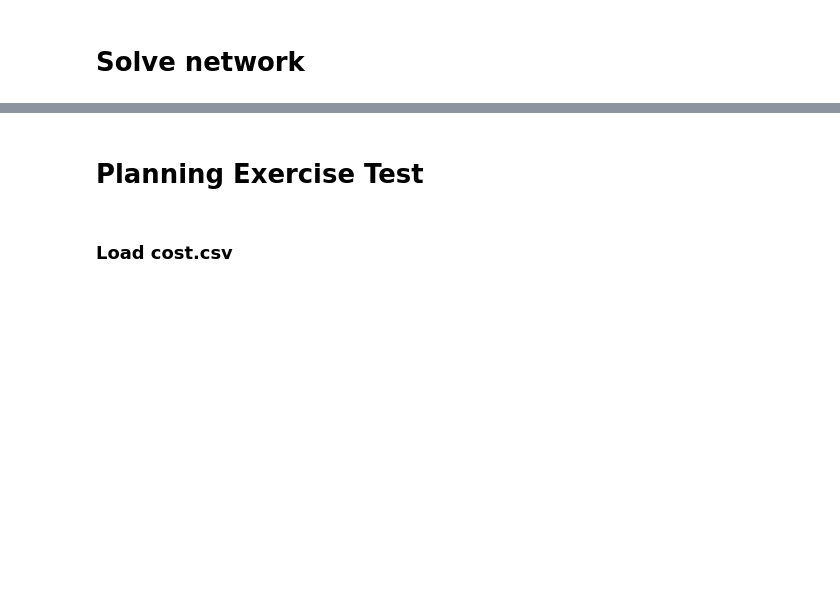
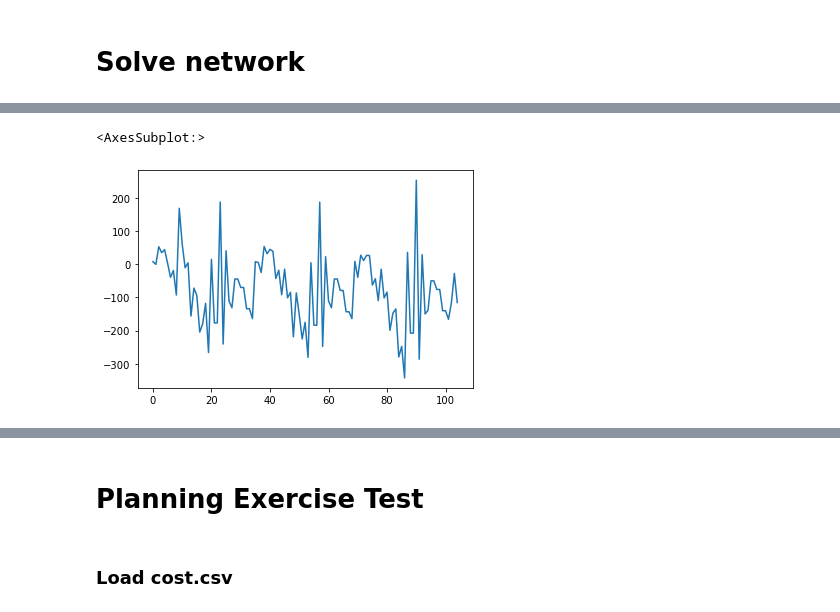
Before and after one commit to G-PST/power-flow-exercise, a Jupyter notebook: example-pypsa/pypsa-test.ipynb, the cells around one changed output, grey strips where cells are left out. Saved outputs shown, nothing was run; the diff lists cells and outputs as text; code cells hidden in the pictures; blank space fills up the shorter version.

```diff
--- a/example-pypsa/pypsa-test.ipynb
+++ b/example-pypsa/pypsa-test.ipynb
@@ -494,0 +410,5 @@ n.loads[["p_set", "q_set"]].sum()
+# %%
+net.res_line.p_from_mw.plot()
+# %% [output]
+<AxesSubplot:>
+[figure, added]
```
Also changed, not shown: parts of 30 cells of this notebook.
